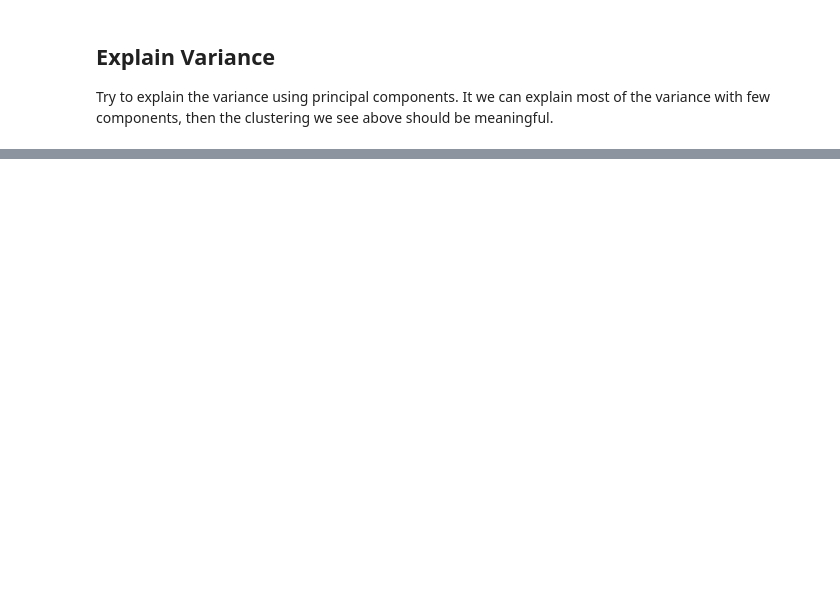
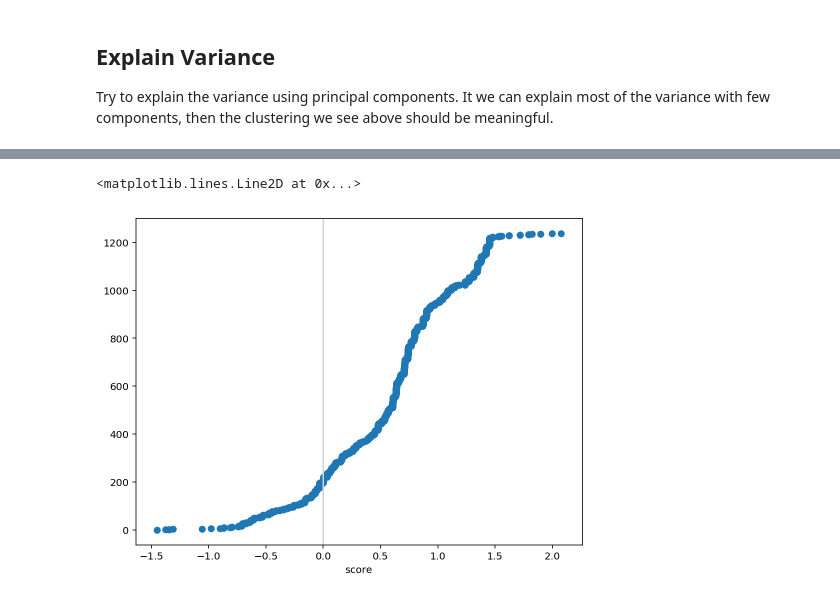
Before and after one commit to uwdata/draco, a Jupyter notebook: notebooks/Linear Model.ipynb, the cells around one changed output, grey strips where cells are left out. Cells and saved outputs as stored; diff of their text form; code cells hidden in the pictures; blank space fills up the shorter version.

```diff
--- a/notebooks/Linear Model.ipynb
+++ b/notebooks/Linear Model.ipynb
@@ -61,0 +67,16 @@ Dev score:  0.8548387096774194
+# %%
+df = pd.DataFrame(columns=['pred', 'score'])
+df.pred = clf.predict(X)
+df.score = clf.decision_function(X)
+
+df = df.sort_values('score')
+
+df = df.reset_index();
+# %%
+plt.figure(figsize=(8,6))
+plt.scatter(x=df.score, y=df.index)
+plt.xlabel('score')
+plt.axvline(0, color='lightgrey')
+# %% [output]
+<matplotlib.lines.Line2D at 0x...>
+[figure, added]
```
Also changed, not shown: parts of 8 cells of this notebook, 9 other files.
